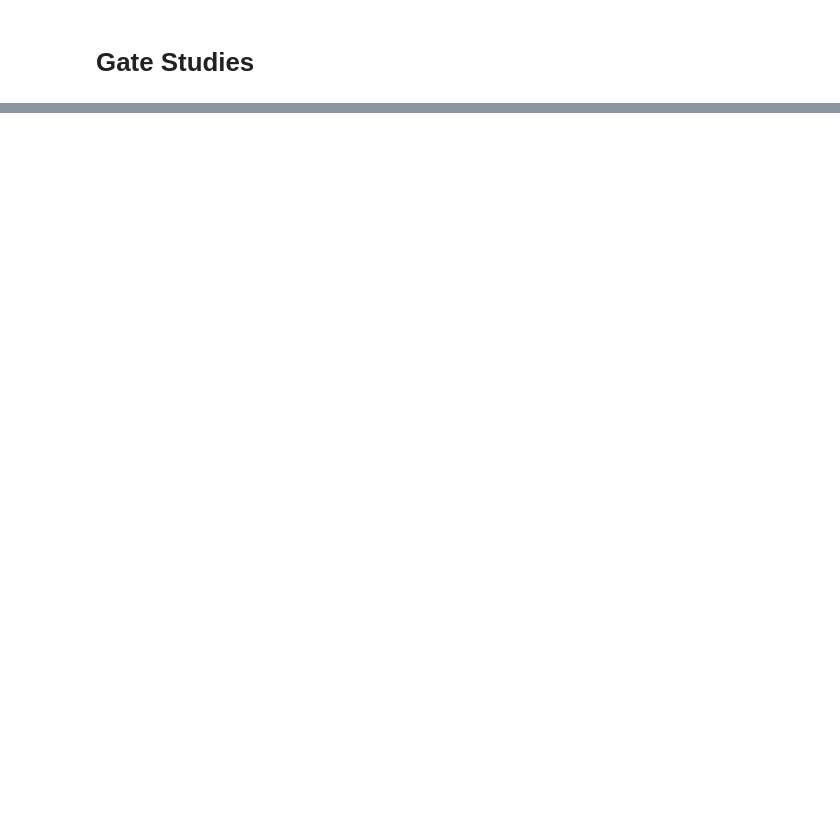
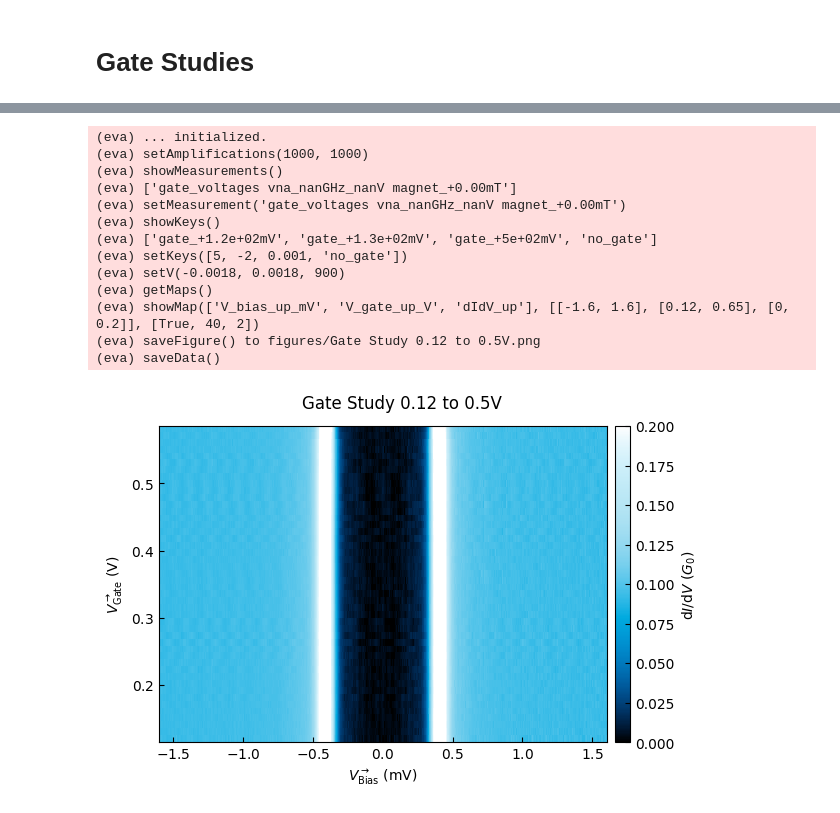
Before and after one commit to schmampf/p5control-bluefors-evaluation, a Jupyter notebook: 24 07 OI-24d-10/unbroken/gate studies.ipynb, the cells around one changed output, grey strips where cells are left out. Saved outputs shown, nothing was run; the diff lists cells and outputs as text; code cells hidden in the pictures; blank space fills up the shorter version.

Commit message:
Evaluated Gate Studies

```diff
--- a/24 07 OI-24d-10/unbroken/gate studies.ipynb
+++ b/24 07 OI-24d-10/unbroken/gate studies.ipynb
@@ -87,0 +92,42 @@ eva2.loadData()
+# %%
+# 'Gate Study 0.12 to 0.5V'
+eva = EvaluationScript_v2()
+eva.file_folder = '24 07 OI-24d-10/unbroken/24 07 23 long gate study/'
+eva.file_name  = 'OI-24d-10 24-07-23 long gate study 1.hdf5'
+eva.title = 'Gate Study 0.12 to 0.5V'
+eva.sub_folder = 'gate studies'
+#eva.showAmplifications()
+eva.setAmplifications(1000, 1000)
+eva.showMeasurements()
+eva.setMeasurement('gate_voltages vna_nanGHz_nanV magnet_+0.00mT')
+eva.showKeys()
+eva.setKeys([5, -2, 1e-3, 'no_gate'])
+eva.setV(1.8e-3, V_bins=900)
+eva.getMaps(bounds = [0, -1])
+eva.showMap(
+    x_key = 'V_bias_up_mV',
+    y_key = 'V_gate_up_V',
+    z_key = 'dIdV_up',
+    x_lim = [-1.6, 1.6],
+    y_lim = [.12, .65],
+    z_lim = [0, .2],
+    smoothing = True,
+    window_length = 40,
+)
+eva.saveFigure()
+eva.saveData()
+# %% [output]
+(eva) ... initialized.
+(eva) setAmplifications(1000, 1000)
+(eva) showMeasurements()
+(eva) ['gate_voltages vna_nanGHz_nanV magnet_+0.00mT']
+(eva) setMeasurement('gate_voltages vna_nanGHz_nanV magnet_+0.00mT')
+(eva) showKeys()
+(eva) ['gate_+1.2e+02mV', 'gate_+1.3e+02mV', 'gate_+5e+02mV', 'no_gate']
+(eva) setKeys([5, -2, 0.001, 'no_gate'])
+(eva) setV(-0.0018, 0.0018, 900)
+(eva) getMaps()
+(eva) showMap(['V_bias_up_mV', 'V_gate_up_V', 'dIdV_up'], [[-1.6, 1.6], [0.12, 0.65], [0, 0.2]], [True, 40, 2])
+(eva) saveFigure() to figures/Gate Study 0.12 to 0.5V.png
+(eva) saveData()
+[figure, added]
```
Also changed, not shown: parts of 34 cells of this notebook, 24 other files.
